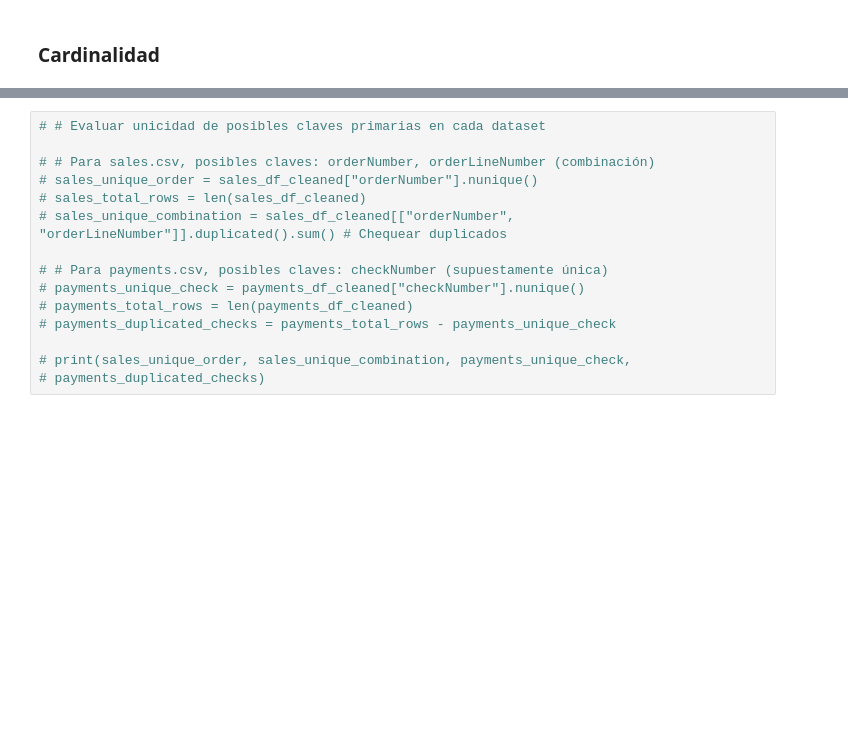
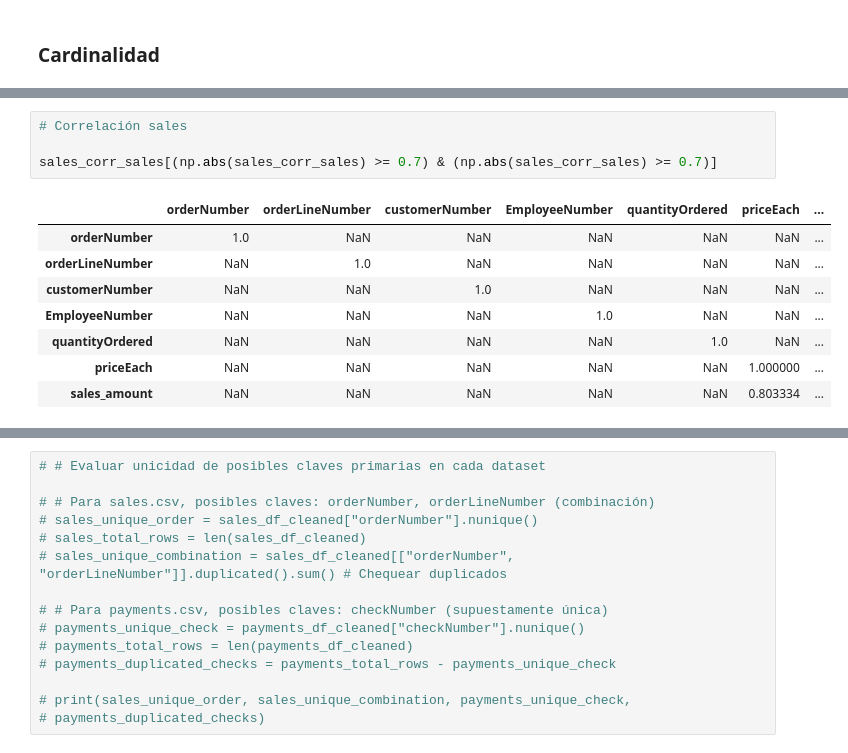
Before and after one commit to CarlosEsteve/python, a Jupyter notebook: Pandas/04.1.Ejercicio_DataQ_Perfilado_Propio.ipynb, the cells around one changed output, grey strips where cells are left out. Drawn from its saved outputs; the diff is of its cells as text; blank space fills up the shorter version.

```diff
--- a/Pandas/04.1.Ejercicio_DataQ_Perfilado_Propio.ipynb
+++ b/Pandas/04.1.Ejercicio_DataQ_Perfilado_Propio.ipynb
@@ -557,0 +785,13 @@ print(result_df_pay)
+# %%
+# Correlación sales
+
+sales_corr_sales[(np.abs(sales_corr_sales) >= 0.7) & (np.abs(sales_corr_sales) >= 0.7)]
+# %% [output]
+|  | orderNumber | orderLineNumber | customerNumber | EmployeeNumber | quantityOrdered | priceEach | ... |
+| orderNumber | 1.0 | NaN | NaN | NaN | NaN | NaN | ... |
+| orderLineNumber | NaN | 1.0 | NaN | NaN | NaN | NaN | ... |
+| customerNumber | NaN | NaN | 1.0 | NaN | NaN | NaN | ... |
+| EmployeeNumber | NaN | NaN | NaN | 1.0 | NaN | NaN | ... |
+| quantityOrdered | NaN | NaN | NaN | NaN | 1.0 | NaN | ... |
+| priceEach | NaN | NaN | NaN | NaN | NaN | 1.000000 | ... |
+| sales_amount | NaN | NaN | NaN | NaN | NaN | 0.803334 | ... |
```
Also changed, not shown: parts of 38 cells of this notebook, 3 other files.
